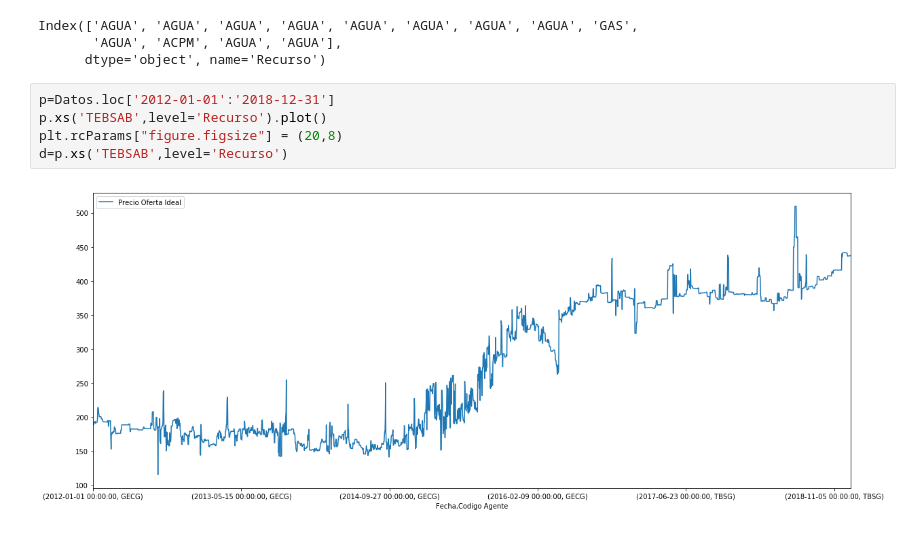
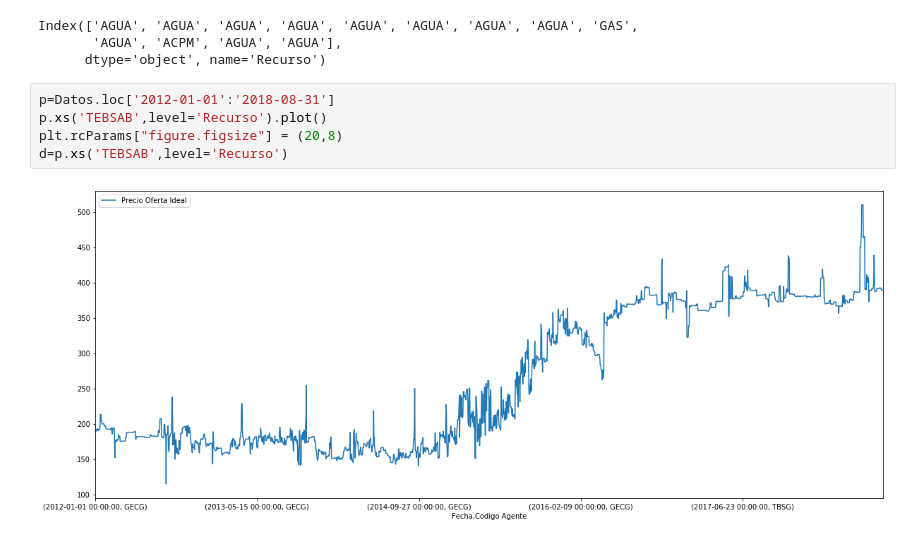
Before and after one commit to Vamarinpe/PAE, a Jupyter notebook: CodRecurso.ipynb, the cells around one changed output. Drawn from its saved outputs; the diff is of its cells as text.

```diff
--- a/CodRecurso.ipynb
+++ b/CodRecurso.ipynb
@@ -183,12 +185,12 @@ Index(['AGUA', 'AGUA', 'AGUA', 'AGUA', 'AGUA', 'AGUA', 'AGUA', 'AGUA', 'GAS',
        'AGUA', 'ACPM', 'AGUA', 'AGUA'],
       dtype='object', name='Recurso')
 # %%
-p=Datos.loc['2012-01-01':'2018-12-31']
+p=Datos.loc['2012-01-01':'2018-08-31']
 p.xs('TEBSAB',level='Recurso').plot()
 plt.rcParams["figure.figsize"] = (20,8)
 d=p.xs('TEBSAB',level='Recurso')
 # %% [output]
-[figure, old version]
+[figure, new version]
 # %%
 # Ponderados por tecnología
 
```
Also changed, not shown: parts of 7 cells of this notebook.
